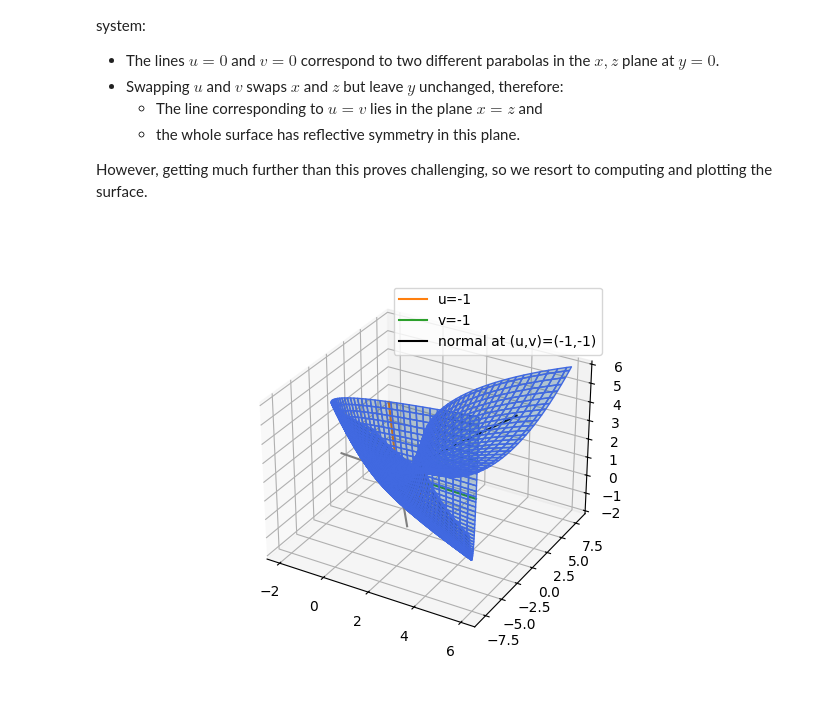
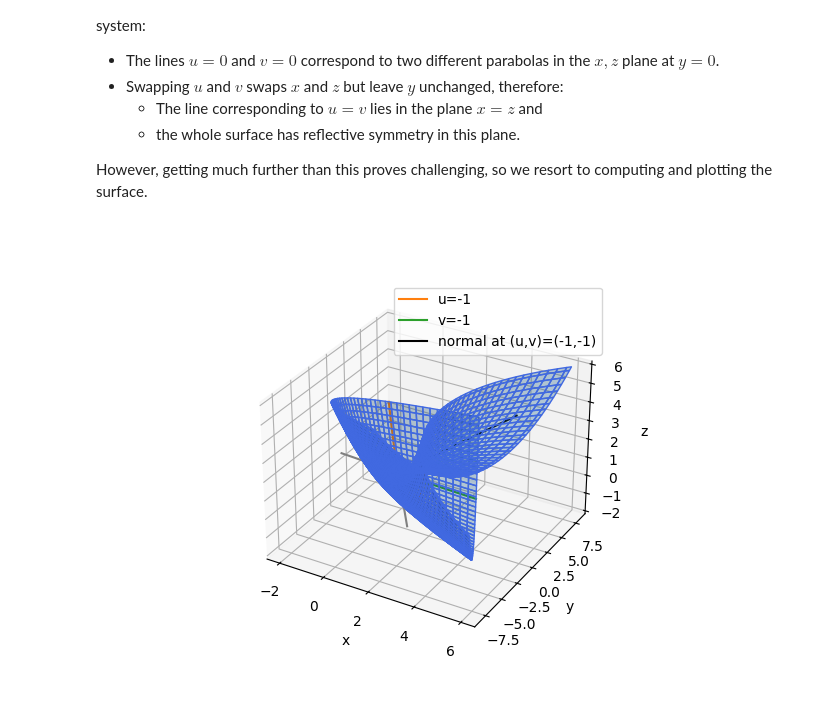
Before and after one commit to cmh21/PartIA-Paper4-Mathematics, a Jupyter notebook: Examples Paper 10.ipynb, the cells around one changed output. Saved outputs shown, nothing was run; the diff lists cells and outputs as text; code cells hidden in the pictures.

```diff
--- a/Examples Paper 10.ipynb
+++ b/Examples Paper 10.ipynb
@@ -57,33 +57,36 @@ U, V = np.meshgrid(u,v)
 # Plot the surface. Remember that nothing will actually appear until we call plt.show() below.
 Xs, Ys, Zs = r(U, V)
 ax.plot_surface(Xs, Ys, Zs, edgecolor='royalblue', alpha=0.3)       # alpha=0.3 makes the surface semi-transparent.
+ax.set_xlabel('x')
+ax.set_ylabel('y')
+ax.set_zlabel('z')
 
 # Mark the point corresponding to (u,v)=(-1,-1)
 x,y,z = r(-1,-1)
 ax.plot(x,y,z,'o',c='black')
 
 # the lines corresponding to u=-1 and v=-1
 Xmv, Ymv, Zmv = r(np.full_like(u, -1), v)           # np.full_like(u, -1) return an array the same size as u but filled with the value -1
 ax.plot(Xmv, Ymv, Zmv, label='u=-1')
 
 Xum, Yum, Zum = r(u, np.full_like(v, -1))
 ax.plot(Xum, Yum, Zum, label='v=-1')
 
 # The code that follows to plot tangent and normal vectors is a bit messy-looking, but just
 # draws three line segments from (x,y,z) to (x,y,z)+(dx,dy,dz)
 
 # the tangents at (u,v)=(-1,-1)
 drdu_x, drdu_y, drdu_z = dr_du(-1, -1)
 ax.plot([x, x+drdu_x], [y, y+drdu_y], [z, z+drdu_z], c='grey')
 
 drdv_x, drdv_y, drdv_z = dr_dv(-1, -1)
 ax.plot([x, x+drdv_x], [y, y+drdv_y], [z, z+drdv_z], c='grey')
 
 # the surface normal at (u,v)=(-1,-1) is the cross-product of the tangent vectors
 sn = np.cross(np.array([drdu_x, drdu_y, drdu_z]), np.array([drdv_x, drdv_y, drdv_z]))
 ax.plot([x, x+sn[0]], [y, y+sn[1]], [z, z+sn[2]], c='black', label='normal at (u,v)=(-1,-1)')
 
 ax.legend()
 plt.show()
 # %% [output]
-[figure, old version]
+[figure, new version]
```
